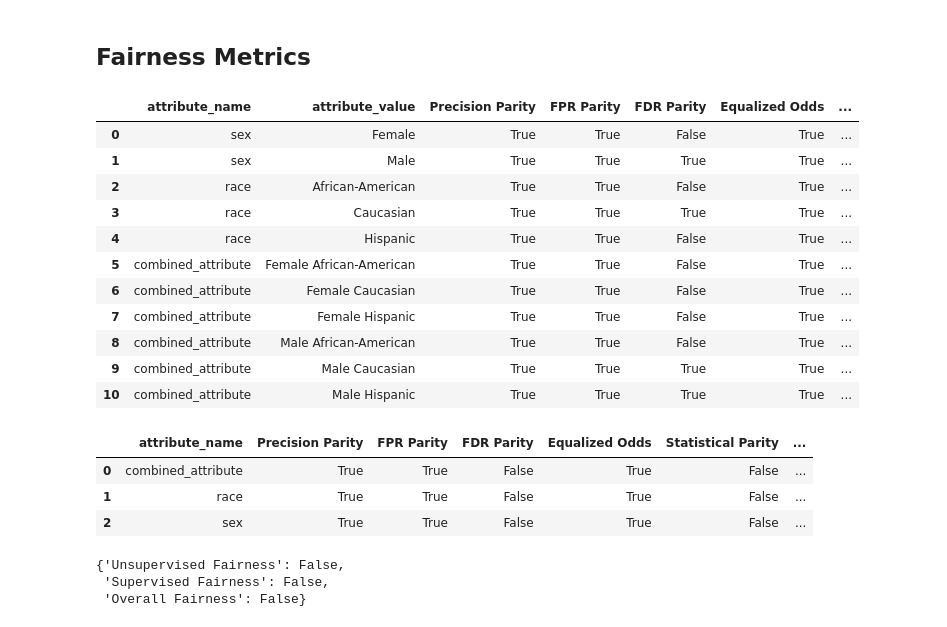
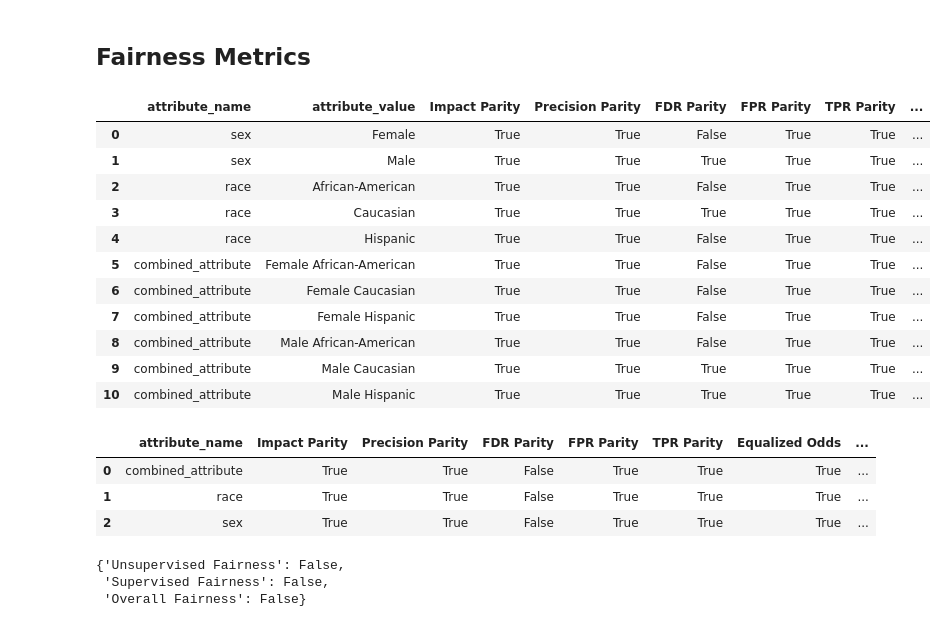
Before and after one commit to namsor/namsor-compass, a Jupyter notebook: 05_Data_Analysis_01_Fairness_Analysis_of_Gender_Endpoint.ipynb, the cells around one changed output. Cells and saved outputs as stored; diff of their text form; code cells hidden in the pictures.

```diff
--- a/05_Data_Analysis_01_Fairness_Analysis_of_Gender_Endpoint.ipynb
+++ b/05_Data_Analysis_01_Fairness_Analysis_of_Gender_Endpoint.ipynb
@@ -154,28 +143,28 @@ def _color_red_or_green(val): # https://stackoverflow.com/questions/28075699/col
     color = 'green' if val else 'red'
     return 'color: %s' % color
 # %%
-fdf[["attribute_name", "attribute_value", "Precision Parity", "FPR Parity", "FDR Parity", "Equalized Odds", "Statistical Parity", "TPR Parity", "Supervised Fairness", "Impact Parity", "TypeI Parity", "Unsupervised Fairness"]].style.applymap(_color_red_or_green)
+fdf[["attribute_name", "attribute_value", "Impact Parity", "Precision Parity", "FDR Parity", "FPR Parity", "TPR Parity", "Equalized Odds", "TypeI Parity"]].style.applymap(_color_red_or_green)
 # %% [output]
-|  | attribute_name | attribute_value | Precision Parity | FPR Parity | FDR Parity | Equalized Odds | ... |
-| 0 | sex | Female | True | True | False | True | ... |
-| 1 | sex | Male | True | True | True | True | ... |
-| 2 | race | African-American | True | True | False | True | ... |
-| 3 | race | Caucasian | True | True | True | True | ... |
-| 4 | race | Hispanic | True | True | False | True | ... |
-| 5 | combined_attribute | Female African-American | True | True | False | True | ... |
-| 6 | combined_attribute | Female Caucasian | True | True | False | True | ... |
-| 7 | combined_attribute | Female Hispanic | True | True | False | True | ... |
-| 8 | combined_attribute | Male African-American | True | True | False | True | ... |
-| 9 | combined_attribute | Male Caucasian | True | True | True | True | ... |
-| 10 | combined_attribute | Male Hispanic | True | True | True | True | ... |
+|  | attribute_name | attribute_value | Impact Parity | Precision Parity | FDR Parity | FPR Parity | TPR Parity | ... |
+| 0 | sex | Female | True | True | False | True | True | ... |
+| 1 | sex | Male | True | True | True | True | True | ... |
+| 2 | race | African-American | True | True | False | True | True | ... |
+| 3 | race | Caucasian | True | True | True | True | True | ... |
+| 4 | race | Hispanic | True | True | False | True | True | ... |
+| 5 | combined_attribute | Female African-American | True | True | False | True | True | ... |
+| 6 | combined_attribute | Female Caucasian | True | True | False | True | True | ... |
+| 7 | combined_attribute | Female Hispanic | True | True | False | True | True | ... |
+| 8 | combined_attribute | Male African-American | True | True | False | True | True | ... |
+| 9 | combined_attribute | Male Caucasian | True | True | True | True | True | ... |
+| 10 | combined_attribute | Male Hispanic | True | True | True | True | True | ... |
 # %%
 gaf = f.get_group_attribute_fairness(fdf.fillna(True))
-gaf[["attribute_name", "Precision Parity", "FPR Parity", "FDR Parity", "Equalized Odds", "Statistical Parity", "TPR Parity", "Supervised Fairness", "Impact Parity", "TypeI Parity", "Unsupervised Fairness"]].style.applymap(_color_red_or_green)
+gaf[["attribute_name", "Impact Parity", "Precision Parity", "FDR Parity", "FPR Parity", "TPR Parity", "Equalized Odds", "TypeI Parity"]].style.applymap(_color_red_or_green)
 # %% [output]
-|  | attribute_name | Precision Parity | FPR Parity | FDR Parity | Equalized Odds | Statistical Parity | ... |
-| 0 | combined_attribute | True | True | False | True | False | ... |
-| 1 | race | True | True | False | True | False | ... |
-| 2 | sex | True | True | False | True | False | ... |
+|  | attribute_name | Impact Parity | Precision Parity | FDR Parity | FPR Parity | TPR Parity | Equalized Odds | ... |
+| 0 | combined_attribute | True | True | False | True | True | True | ... |
+| 1 | race | True | True | False | True | True | True | ... |
+| 2 | sex | True | True | False | True | True | True | ... |
 # %%
 gof = f.get_overall_fairness(fdf)
 gof
```
Also changed, not shown: parts of 2 cells of this notebook, 7 other files.
